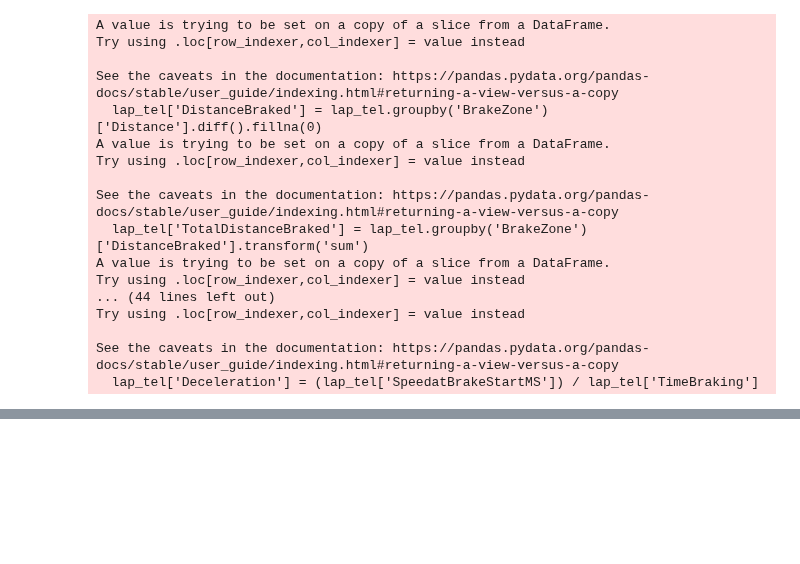
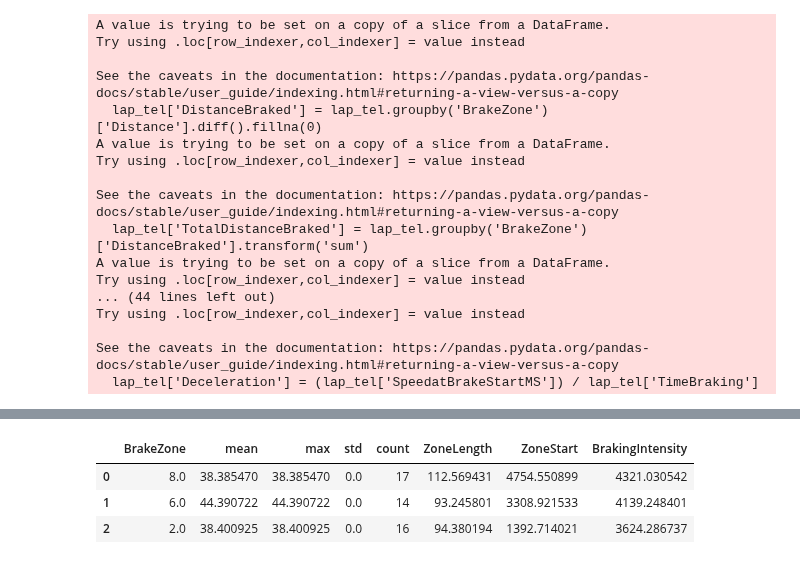
Before and after one commit to OhOmah/F1Revisited, a Jupyter notebook: KeyCornerPlayground.ipynb, the cells around one changed output, grey strips where cells are left out. Drawn from its saved outputs; the diff is of its cells as text; code cells hidden in the pictures; blank space fills up the shorter version.

```diff
--- a/KeyCornerPlayground.ipynb
+++ b/KeyCornerPlayground.ipynb
@@ -106,5 +132,30 @@ See the caveats in the documentation: https://pandas.pydata.org/pandas-docs/stab
 def analyze_braking_zones(lap_tel):
     # Group by zones
     grouped = lap_tel.groupby('BrakeZone')
+
+    # Calculate summary statistics for deceleration
+    zone_stats = grouped['Deceleration'].agg(['mean', 'max', 'std', 'count'])
+    zone_stats['ZoneLength'] = grouped['Distance'].max() - grouped['Distance'].min()
+    zone_stats['ZoneStart'] = grouped['Distance'].min()
+
+    return zone_stats
+# %%
+def filter_and_rank_zones(zone_stats, min_zone_length=5, min_mean_deceleration=1, num_zones=3):
+    # Filter out short or weak zones
+    filtered_zones = zone_stats[
+        (zone_stats['ZoneLength'] > min_zone_length) &
+        (zone_stats['mean'] > min_mean_deceleration)
+    ].copy()
+
+    # Calculate a braking intestity score
+    filtered_zones['BrakingIntensity'] = filtered_zones['mean'] * filtered_zones['ZoneLength']
+
+    # Rank the zones
+    ranked_zones = filtered_zones.sort_values(by='BrakingIntensity', ascending=False)
+
+    top_zones = ranked_zones.head(num_zones)
+
+    return top_zones
 # %%
-lap_tel
+zone_stats = analyze_braking_zones(lap_tel).reset_index()
+ranked_zones = filter_and_rank_zones(zone_stats).reset_index(drop=True)
@@ -124,0 +162,7 @@ lap_tel
+# %%
+ranked_zones
+# %% [output]
+|  | BrakeZone | mean | max | std | count | ZoneLength | ZoneStart | BrakingIntensity |
+| 0 | 8.0 | 38.385470 | 38.385470 | 0.0 | 17 | 112.569431 | 4754.550899 | 4321.030542 |
+| 1 | 6.0 | 44.390722 | 44.390722 | 0.0 | 14 | 93.245801 | 3308.921533 | 4139.248401 |
+| 2 | 2.0 | 38.400925 | 38.400925 | 0.0 | 16 | 94.380194 | 1392.714021 | 3624.286737 |
```
Also changed, not shown: parts of 6 cells of this notebook, 1 other file.
